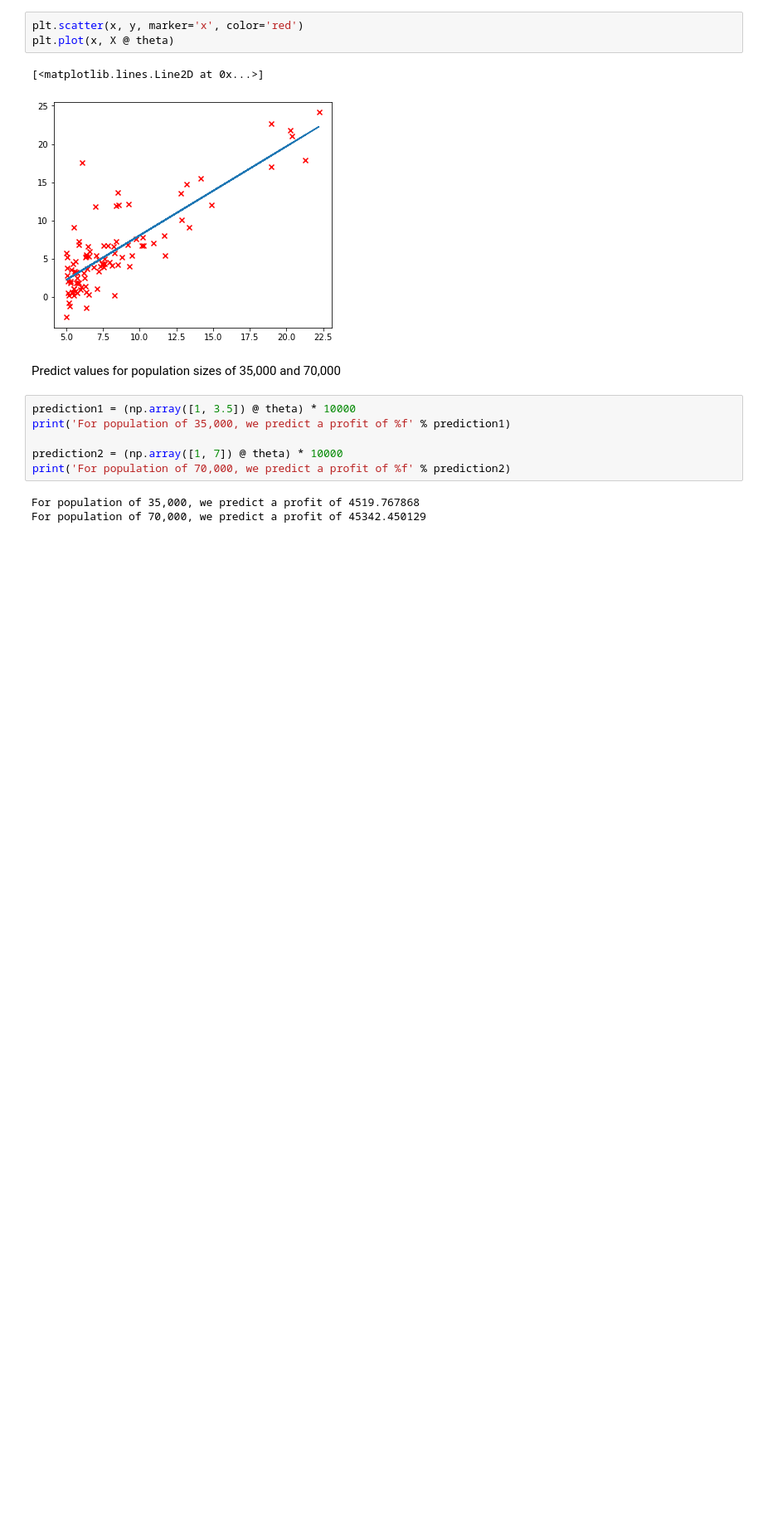
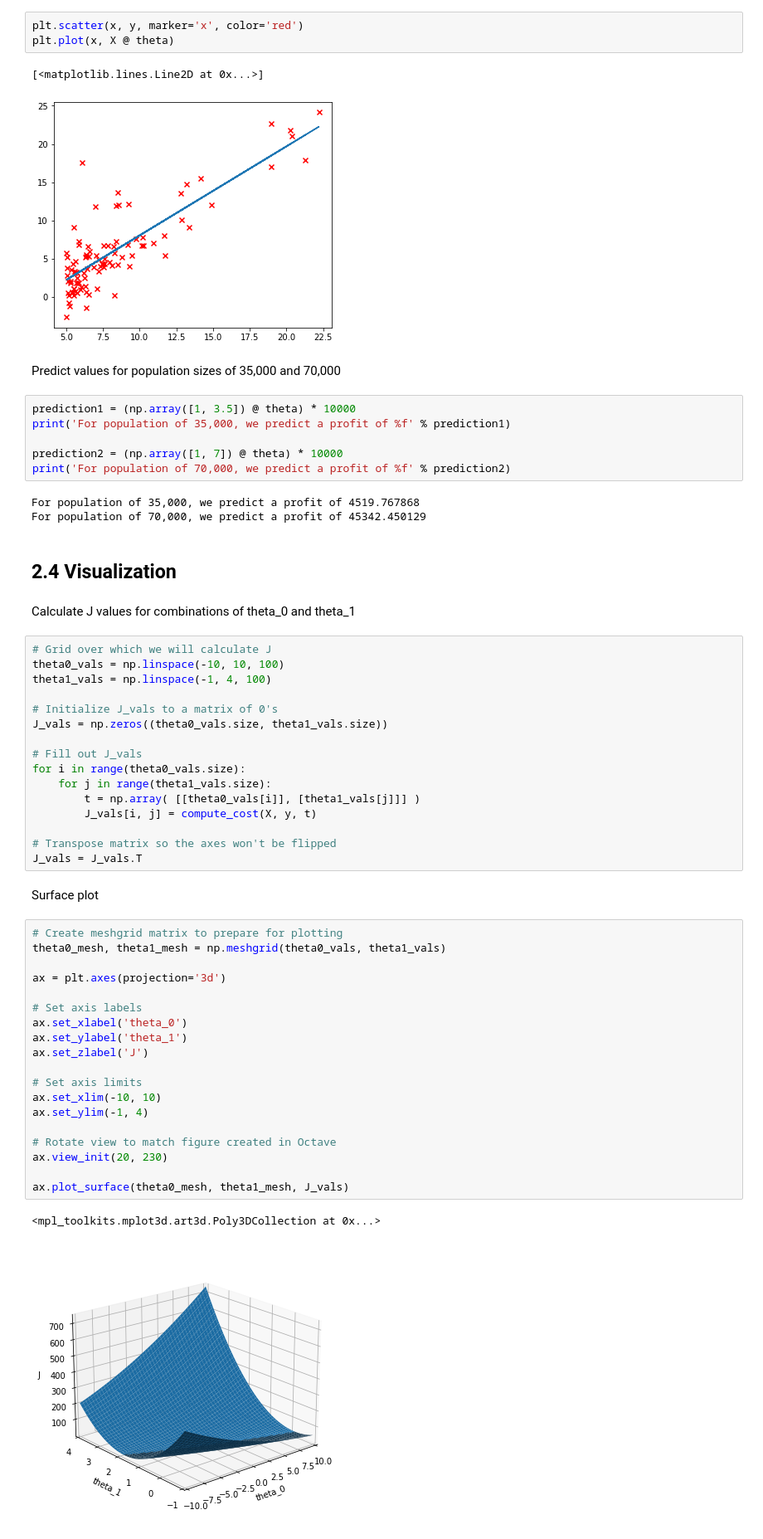
Before and after one commit to georgetruong/stanford-ml, a Jupyter notebook: ex1/ex1.ipynb, the cells around one changed output. Shown: that part at 83% size. Cells and saved outputs as stored; diff of their text form; blank space fills up the shorter version.

Commit message:
Add surface and contour plots

```diff
--- a/ex1/ex1.ipynb
+++ b/ex1/ex1.ipynb
@@ -146,3 +146,47 @@ print('For population of 70,000, we predict a profit of %f' % prediction2)
 # %% [output]
 For population of 35,000, we predict a profit of 4519.767868
 For population of 70,000, we predict a profit of 45342.450129
+# %% [markdown]
+## 2.4 Visualization
+# %% [markdown]
+Calculate J values for combinations of theta_0 and theta_1
+# %%
+# Grid over which we will calculate J
+theta0_vals = np.linspace(-10, 10, 100)
+theta1_vals = np.linspace(-1, 4, 100)
+
+# Initialize J_vals to a matrix of 0's
+J_vals = np.zeros((theta0_vals.size, theta1_vals.size))
+
+# Fill out J_vals
+for i in range(theta0_vals.size):
+    for j in range(theta1_vals.size):
+        t = np.array( [[theta0_vals[i]], [theta1_vals[j]]] )
+        J_vals[i, j] = compute_cost(X, y, t)
+
+# Transpose matrix so the axes won't be flipped
+J_vals = J_vals.T
+# %% [markdown]
+Surface plot
+# %%
+# Create meshgrid matrix to prepare for plotting
+theta0_mesh, theta1_mesh = np.meshgrid(theta0_vals, theta1_vals)
+
+ax = plt.axes(projection='3d')
+
+# Set axis labels
+ax.set_xlabel('theta_0')
+ax.set_ylabel('theta_1')
+ax.set_zlabel('J')
+
+# Set axis limits
+ax.set_xlim(-10, 10)
+ax.set_ylim(-1, 4)
+
+# Rotate view to match figure created in Octave
+ax.view_init(20, 230)
+
+ax.plot_surface(theta0_mesh, theta1_mesh, J_vals)
+# %% [output]
+<mpl_toolkits.mplot3d.art3d.Poly3DCollection at 0x...>
+[figure, added]
```
Also changed, not shown: parts of 2 cells of this notebook.
